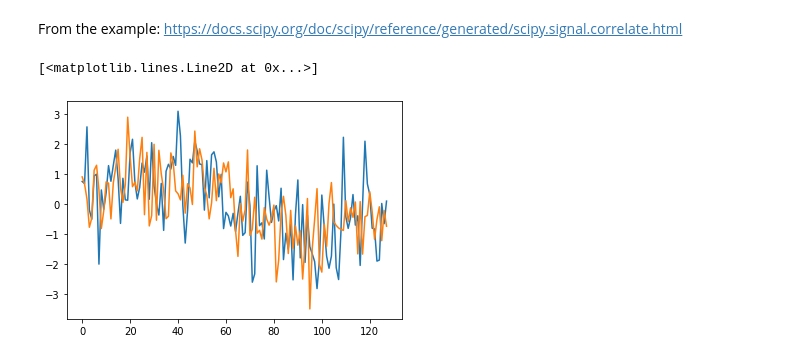
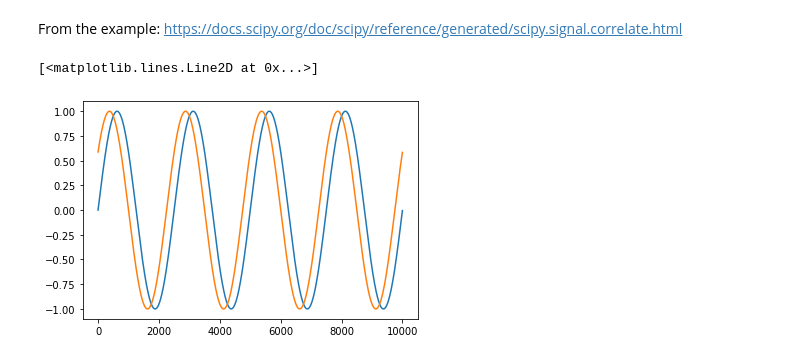
Before and after one commit to EdmondLeahy/InterferenceGeolocation, a Jupyter notebook: ScipyExample.ipynb, the cells around one changed output. Saved outputs shown, nothing was run; the diff lists cells and outputs as text; code cells hidden in the pictures.

```diff
--- a/ScipyExample.ipynb
+++ b/ScipyExample.ipynb
@@ -9,23 +9,24 @@ import matplotlib.pyplot as plt
 # %%
 x = np.arange(128) / 128
 
 PIT = 1
 Fs = 10e3  # Sampling Freq
-Freq = 5  # Jammer Freq
+Freq = 4  # Jammer Freq
 NumSamples = PIT * Fs  # Number of samples to process
-# t = np.arange(0, NumSamples - 1, 1) / Fs  # time samples
-sig1 = np.sin(2 * np.pi * x)
-sig2 = np.sin(2 * np.pi * x + 0.05*np.pi)
-# sig = 1 * np.exp(2j * np.pi * Freq * t)
+t = np.arange(0, NumSamples - 1, 1) / Fs  # time samples
+# sig1 = np.sin(2 * np.pi * x)
+# sig2 = np.sin(2 * np.pi * x + 0.05*np.pi)
+sig1 = 1 * np.exp(2j * np.pi * Freq * t)
+sig2 = 1 * np.exp(2j * (np.pi * Freq * t + 0.1*np.pi))
 
-sig1_noise = sig1 + np.random.randn(len(sig1))
-sig2_noise = sig2 + np.random.randn(len(sig2))
+sig1_noise = sig1 #+ np.random.randn(len(sig1))
+sig2_noise = sig2 #+ np.random.randn(len(sig2))
 
-plt.plot(sig1_noise.real)
-plt.plot(sig2_noise.real)
+plt.plot(sig1.imag)
+plt.plot(sig2.imag)
 # %% [output]
 [<matplotlib.lines.Line2D at 0x...>]
-[figure, old version]
+[figure, new version]
 # %%
 corr = signal.correlate(sig1_noise, sig2_noise)
 
```
Also changed, not shown: parts of 4 cells of this notebook, 1 other file.
